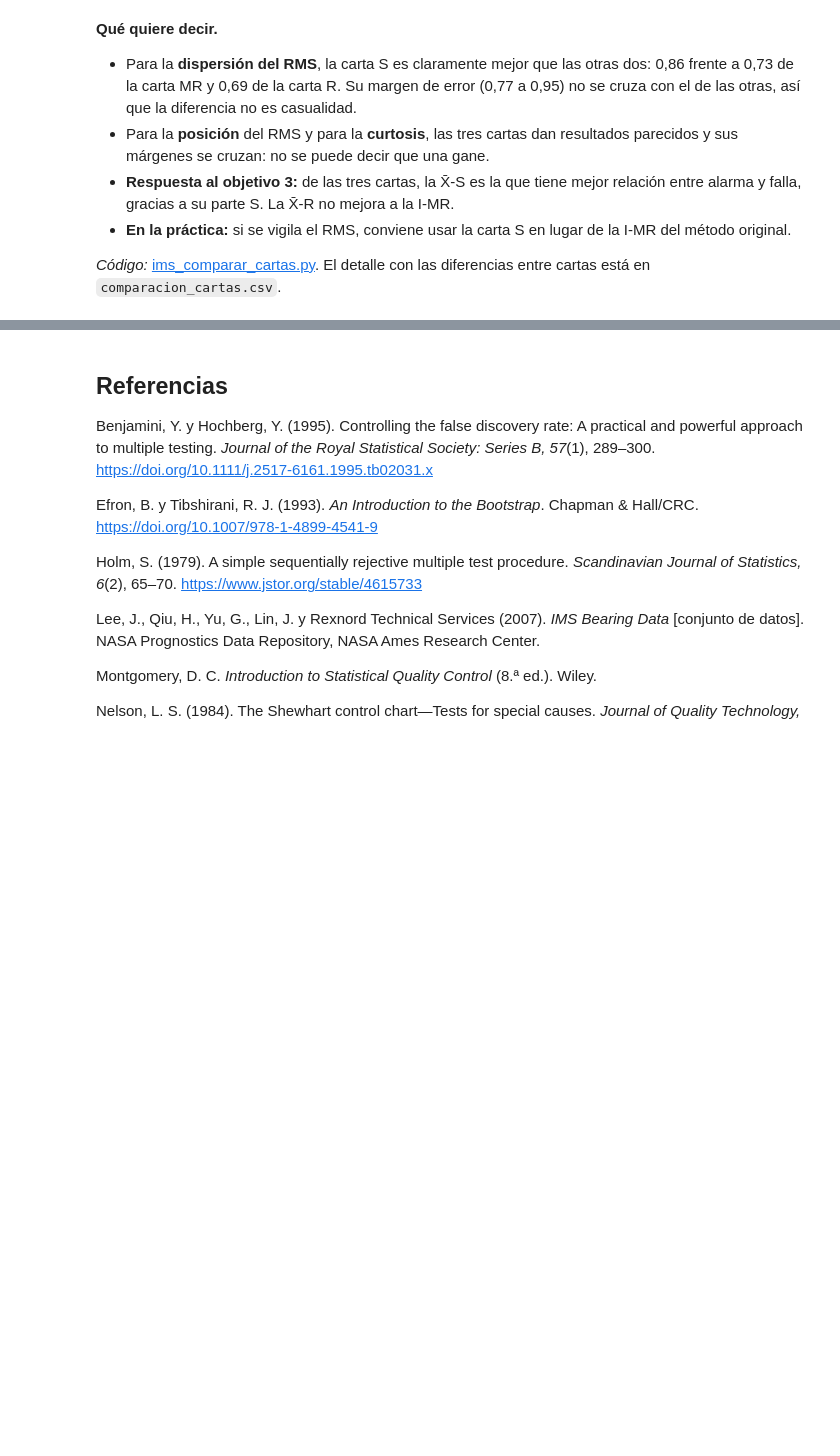
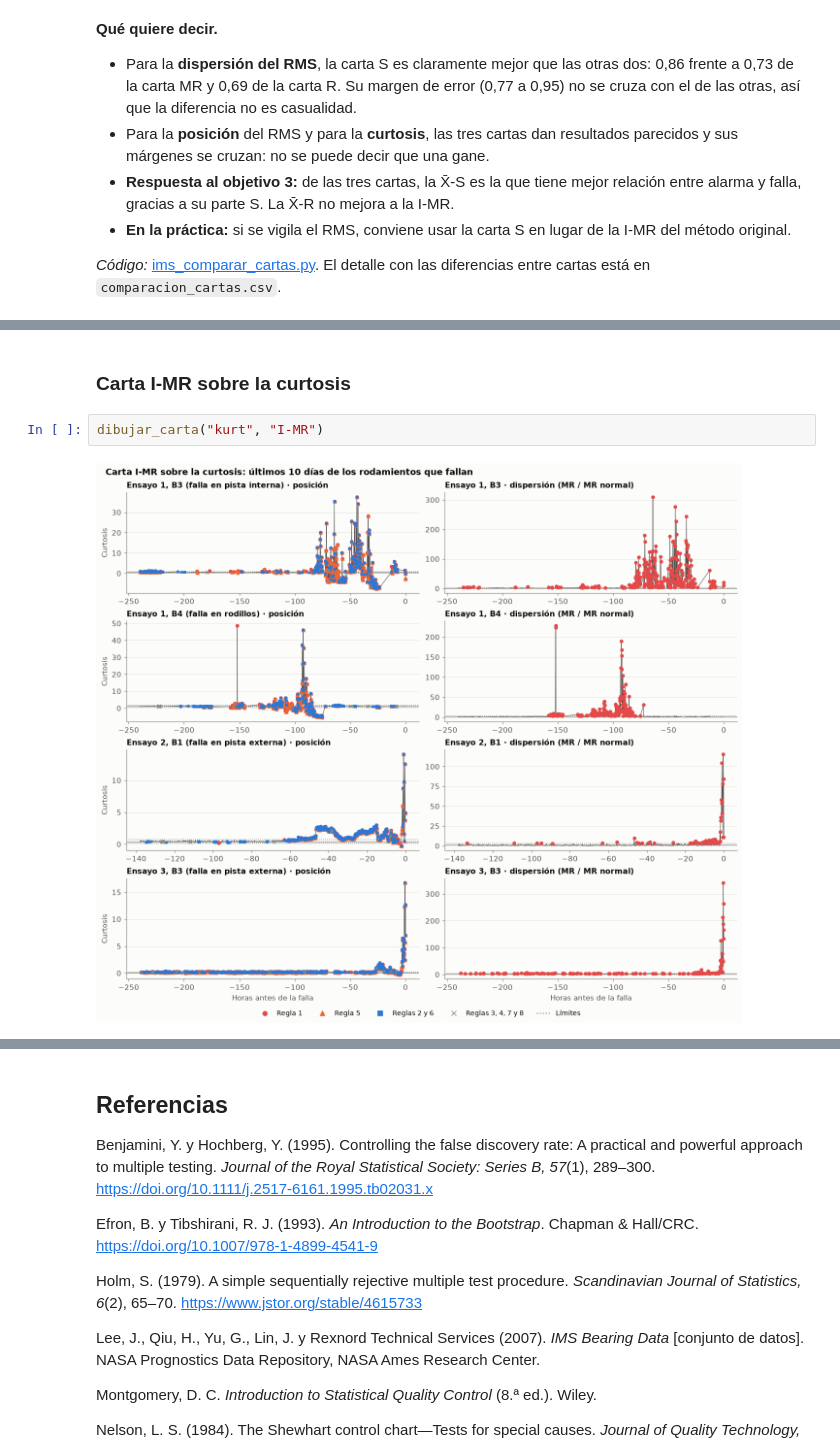
Before and after one commit to mcarocantillo/Mantenimiento-predictivo, a Jupyter notebook: cartas_nelson_ims.ipynb, the cells around one changed output, grey strips where cells are left out. Drawn from its saved outputs; the diff is of its cells as text; blank space fills up the shorter version.

```diff
--- a/cartas_nelson_ims.ipynb
+++ b/cartas_nelson_ims.ipynb
@@ -407,0 +507,6 @@ auc.set_index("Qué mira la carta")[["I-MR", "Xbar-R", "Xbar-S"]].rename(columns
+# %% [markdown]
+### Carta I-MR sobre la curtosis
+# %%
+dibujar_carta("kurt", "I-MR")
+# %% [output]
+[figure, added]
```
Also changed, not shown: parts of 17 cells of this notebook, 2 other files.
